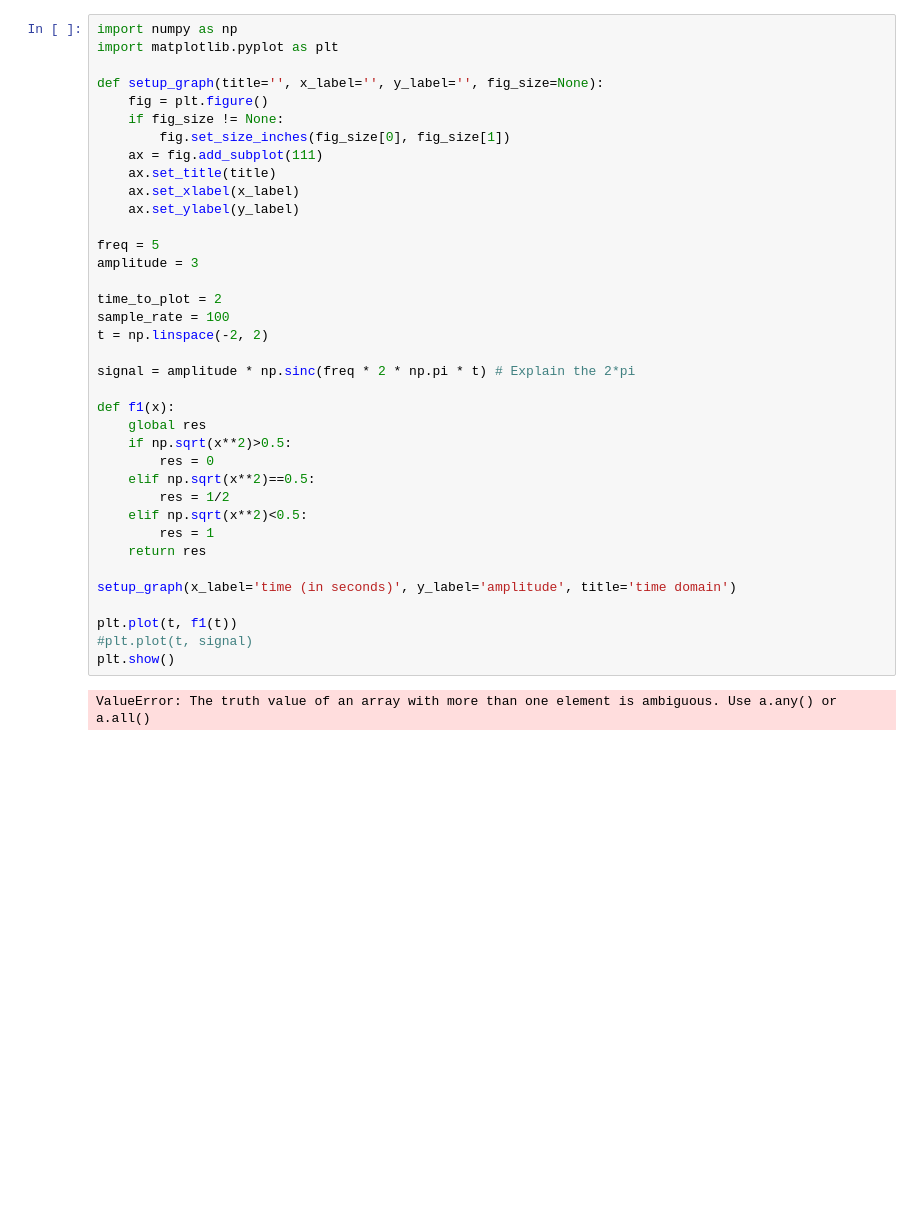
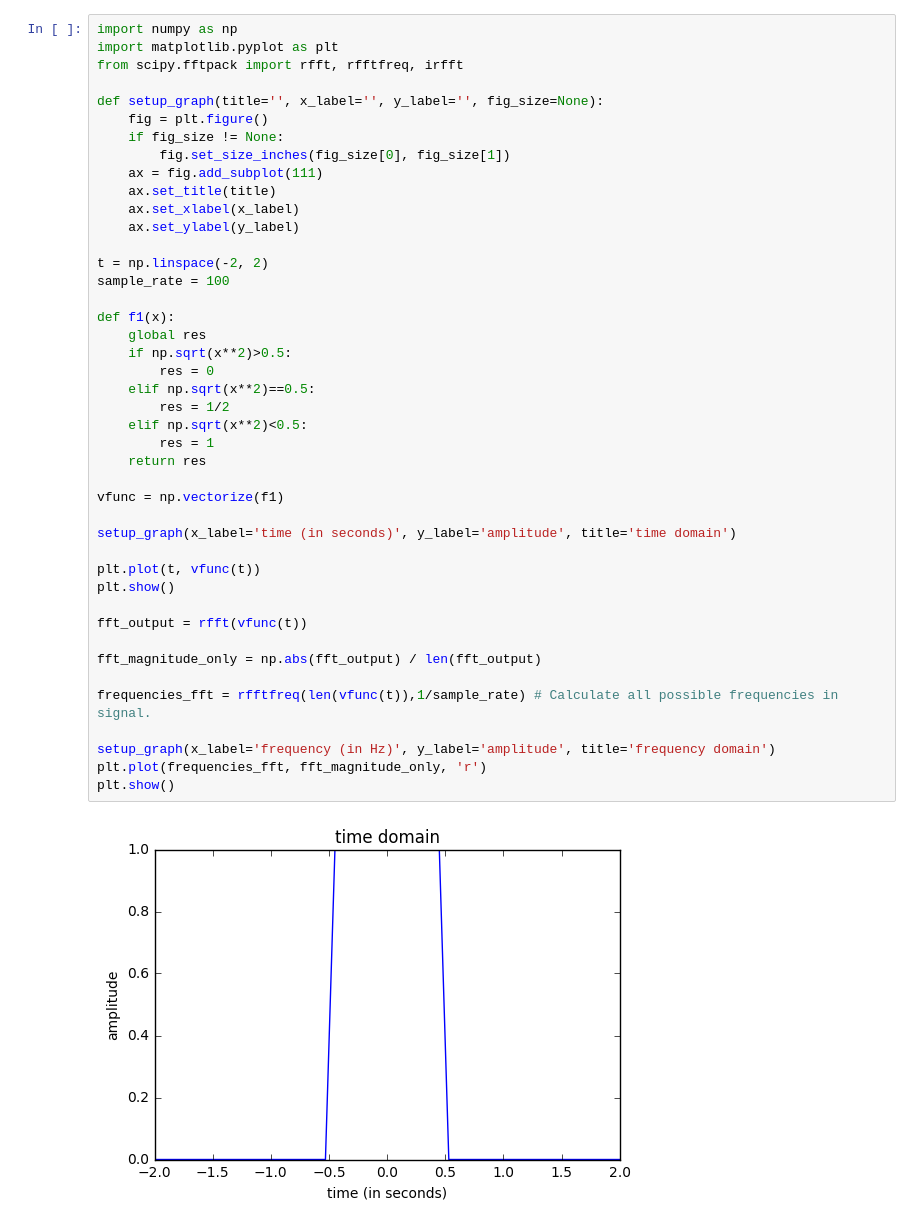
Before and after one commit to saurabhkpathak/numerical-methods-assignment, a Jupyter notebook: Assignment 2.ipynb, the cells around one changed output. Cells and saved outputs as stored; diff of their text form; blank space fills up the shorter version.

```diff
--- a/Assignment 2.ipynb
+++ b/Assignment 2.ipynb
@@ -1,39 +1,45 @@
 # %%
 import numpy as np
 import matplotlib.pyplot as plt
+from scipy.fftpack import rfft, rfftfreq, irfft
 
 def setup_graph(title='', x_label='', y_label='', fig_size=None):
     fig = plt.figure()
     if fig_size != None:
         fig.set_size_inches(fig_size[0], fig_size[1])
     ax = fig.add_subplot(111)
     ax.set_title(title)
     ax.set_xlabel(x_label)
     ax.set_ylabel(y_label)
 
-freq = 5
-amplitude = 3
-
-time_to_plot = 2
+t = np.linspace(-2, 2)
 sample_rate = 100
-t = np.linspace(-2, 2)
-
-signal = amplitude * np.sinc(freq * 2 * np.pi * t) # Explain the 2*pi
 
 def f1(x):
     global res
     if np.sqrt(x**2)>0.5:
         res = 0
     elif np.sqrt(x**2)==0.5:
         res = 1/2
     elif np.sqrt(x**2)<0.5:
         res = 1
     return res
 
+vfunc = np.vectorize(f1)
+
 setup_graph(x_label='time (in seconds)', y_label='amplitude', title='time domain')
 
-plt.plot(t, f1(t))
-#plt.plot(t, signal)
+plt.plot(t, vfunc(t))
 plt.show()
+
+fft_output = rfft(vfunc(t))
+
+fft_magnitude_only = np.abs(fft_output) / len(fft_output)
+
+frequencies_fft = rfftfreq(len(vfunc(t)),1/sample_rate) # Calculate all possible frequencies in signal.
+
+setup_graph(x_label='frequency (in Hz)', y_label='amplitude', title='frequency domain')
+plt.plot(frequencies_fft, fft_magnitude_only, 'r')
+plt.show()
 # %% [output]
-ValueError: The truth value of an array with more than one element is ambiguous. Use a.any() or a.all()
+[figure, added]
```
Also changed, not shown: parts of 3 cells of this notebook, 1 other file.
